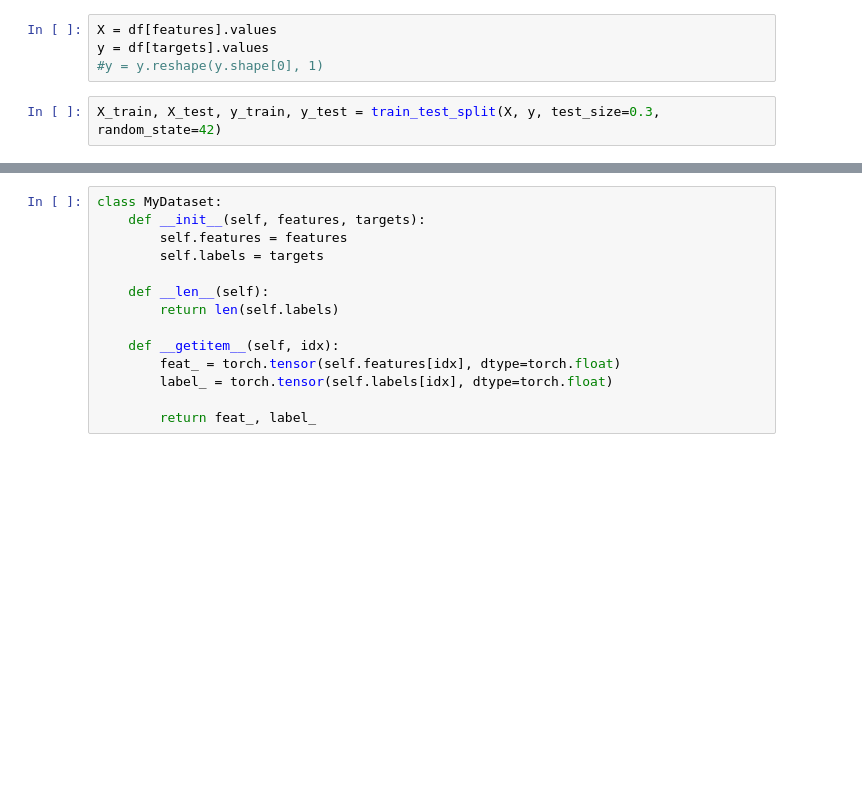
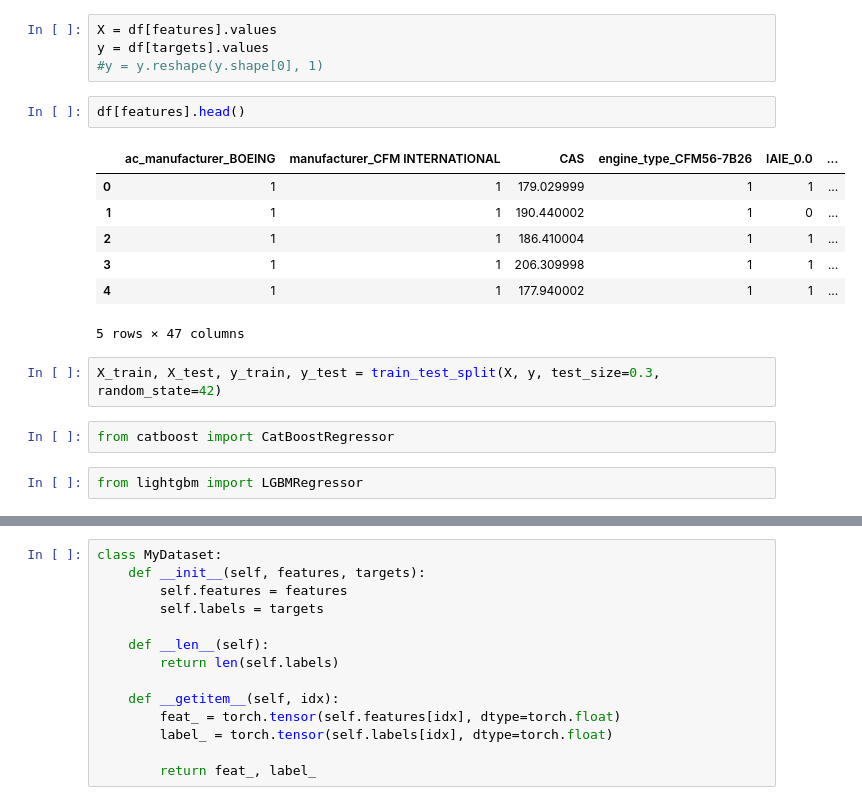
Before and after one commit to tainella/SkyRulers, a Jupyter notebook: ML/notebooks/DenseNet.ipynb, the cells around one changed output, grey strips where cells are left out. Saved outputs shown, nothing was run; the diff lists cells and outputs as text; blank space fills up the shorter version.

Commit message:
catboost

```diff
--- a/ML/notebooks/DenseNet.ipynb
+++ b/ML/notebooks/DenseNet.ipynb
@@ -194,5 +265,19 @@ if 'BRAT' in targets:
 X = df[features].values
 y = df[targets].values
 #y = y.reshape(y.shape[0], 1)
+# %%
+df[features].head()
+# %% [output]
+|  | ac_manufacturer_BOEING | manufacturer_CFM INTERNATIONAL | CAS | engine_type_CFM56-7B26 | IAIE_0.0 | ... |
+| 0 | 1 | 1 | 179.029999 | 1 | 1 | ... |
+| 1 | 1 | 1 | 190.440002 | 1 | 0 | ... |
+| 2 | 1 | 1 | 186.410004 | 1 | 1 | ... |
+| 3 | 1 | 1 | 206.309998 | 1 | 1 | ... |
+| 4 | 1 | 1 | 177.940002 | 1 | 1 | ... |
+5 rows × 47 columns
 # %%
 X_train, X_test, y_train, y_test = train_test_split(X, y, test_size=0.3, random_state=42)
+# %%
+from catboost import CatBoostRegressor
+# %%
+from lightgbm import LGBMRegressor
```
Also changed, not shown: parts of 10 cells of this notebook, 5 other files.
